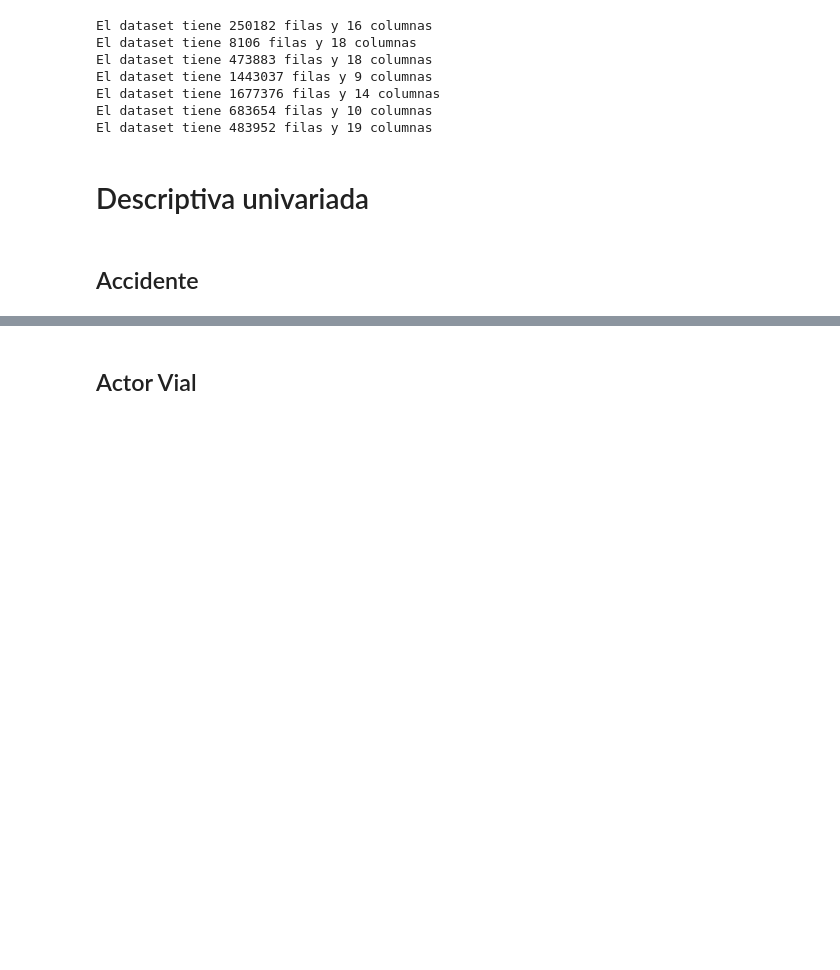
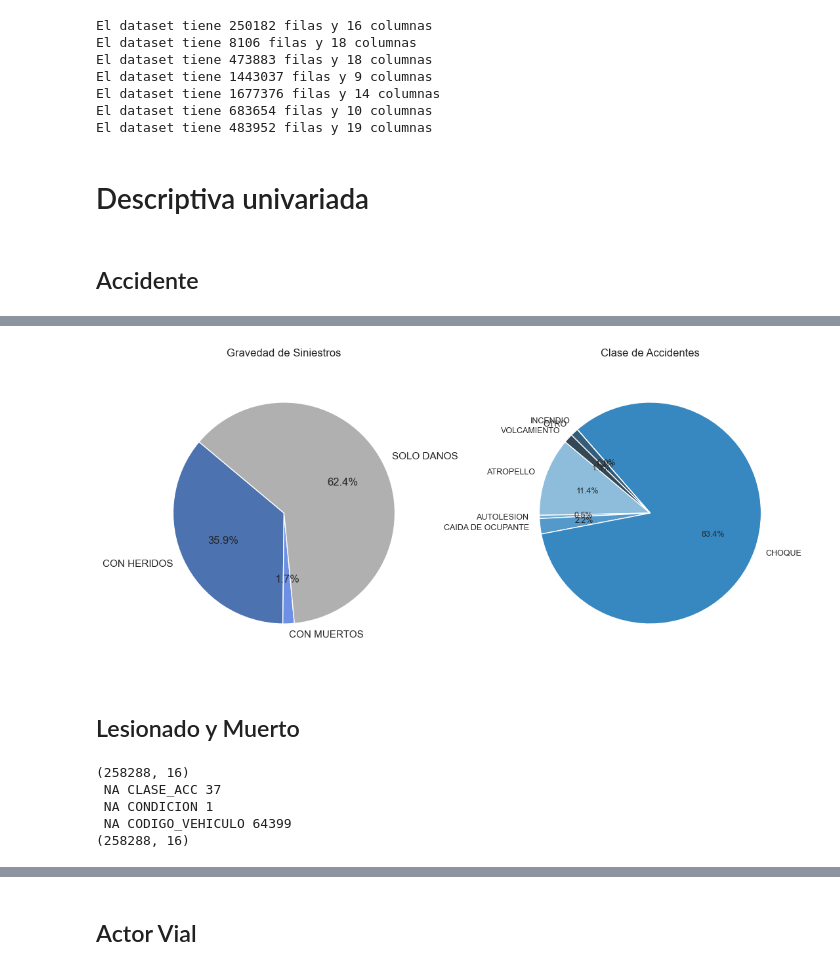
Before and after one commit to santiago-higuitau/ml_accident_bgta, a Jupyter notebook: notebooks/03_Analisis descriptivo.ipynb, the cells around one changed output, grey strips where cells are left out. Drawn from its saved outputs; the diff is of its cells as text; code cells hidden in the pictures; blank space fills up the shorter version.

```diff
--- a/notebooks/03_Analisis descriptivo.ipynb
+++ b/notebooks/03_Analisis descriptivo.ipynb
@@ -89,13 +69,0 @@ tabla
-# %%
-# Crear el gráfico de pastel
-plt.figure(figsize=(8, 6))
-sns.set_palette("Set2")
-sns.set(style="whitegrid")
-plt.pie(tabla["FORMULARIO"], labels=tabla["CLASE_ACC"], autopct='%1.1f%%', startangle=140, textprops={'fontsize': 9})
-plt.axis('equal')  # Equal aspect ratio ensures that pie is drawn as a circle.
-
-# Título del gráfico
-plt.title('Clase de Siniestro')
-
-# Mostrar el gráfico
-plt.show()
@@ -106 +139,25 @@ tabla
+# %%
+## GRAVEDAD y CLASE_ACC
+tabla_gravedad = ACCIDENTE.groupby(["GRAVEDAD"]).size().reset_index(name="CONTEO")
+tabla_claseacc = ACCIDENTE.groupby(["CLASE_ACC"]).size().reset_index(name="CONTEO")
+
+paleta_gravedad = ["#4c72b0", "#6e90e4", "#b0b0b0"]
+paleta_claseacc = sns.color_palette("Blues_d", len(tabla_claseacc))
+fig, (ax1, ax2) = plt.subplots(1, 2, figsize=(12, 6))
+plt.subplots_adjust(wspace=0.5)
+
+# Gráfico de pastel para gravedad
+ax1.pie(tabla_gravedad["CONTEO"], labels=tabla_gravedad["GRAVEDAD"], autopct='%1.1f%%', startangle=140, colors=paleta_gravedad)
+ax1.set_title('Gravedad de Siniestros')
+ax1.axis('equal')
+
+# Gráfico de pastel para clase de accidente
+ax2.pie(tabla_claseacc["CONTEO"], labels=tabla_claseacc["CLASE_ACC"], autopct='%1.1f%%', startangle=140, colors=paleta_claseacc, textprops={'fontsize': 9})
+ax2.set_title('Clase de Accidentes')
+ax2.axis('equal')
+
+# Mostrar los gráficos
+plt.show()
+# %% [output]
+[figure, added]
 # %%
@@ -169,0 +183,24 @@ plt.show()
+# %% [markdown]
+## Lesionado y Muerto
+# %%
+# Tratamientos
+LESIONADO = LESIONADO.drop(["OBJECTID"], axis=1)
+LESIONADO["ESTADO_ACCIDENTADO"] = "LESIONADO"
+
+MUERTO = MUERTO.drop(["OBJECTID", "MUERTE_POSTERIOR", "FECHA_POSTERIOR_MUERTE"], axis=1)
+MUERTO["ESTADO_ACCIDENTADO"] = "MUERTO"
+
+ESTADO_ACCIDENTADO = pd.concat([LESIONADO, MUERTO], axis=0, ignore_index=True).sort_values(by="FORMULARIO")
+print(ESTADO_ACCIDENTADO.shape,
+      "\n NA CLASE_ACC", sum(ESTADO_ACCIDENTADO["CLASE_ACC"].isna()),
+      "\n NA CONDICION", sum(ESTADO_ACCIDENTADO["CONDICION"].isna()),
+      "\n NA CODIGO_VEHICULO", sum(ESTADO_ACCIDENTADO["CODIGO_VEHICULO"].isna())
+      )
+
+print(ESTADO_ACCIDENTADO.shape)
+# %% [output]
+(258288, 16)
+ NA CLASE_ACC 37
+ NA CONDICION 1
+ NA CODIGO_VEHICULO 64399
+(258288, 16)
```
Also changed, not shown: parts of 27 cells of this notebook, 1 other file.
